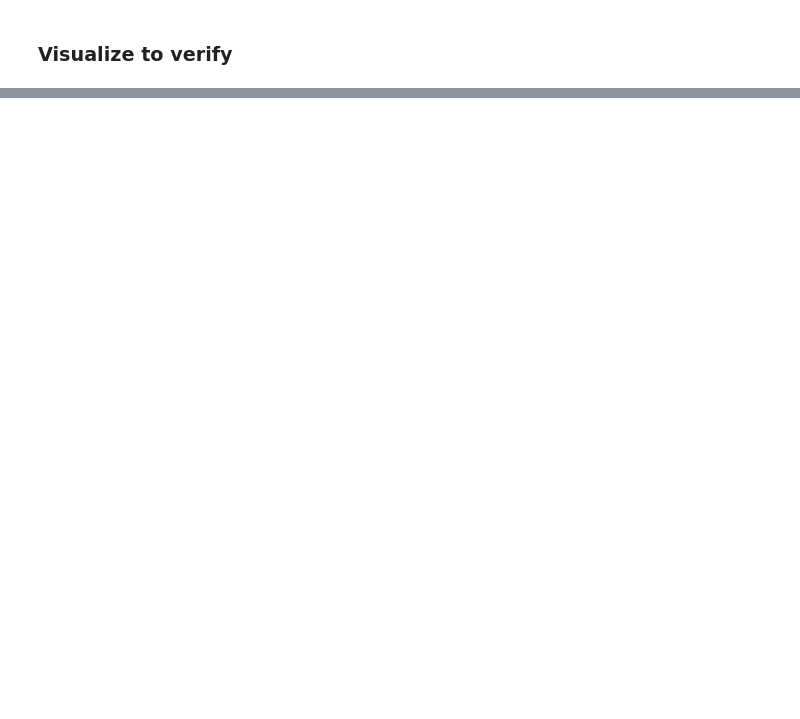
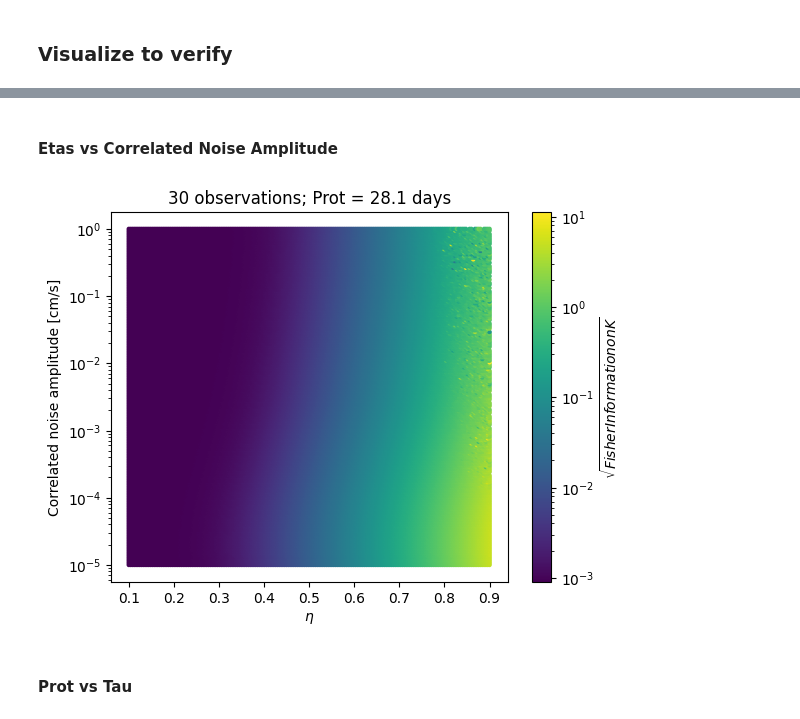
Before and after one commit to exoclam/gaspery, a Jupyter notebook: regimes.ipynb, the cells around one changed output, grey strips where cells are left out. Drawn from its saved outputs; the diff is of its cells as text; code cells hidden in the pictures; blank space fills up the shorter version.

Commit message:
made first batch of exploratory plots; went down unnecessary rabbit hole of the trace term of the FI

```diff
--- a/regimes.ipynb
+++ b/regimes.ipynb
@@ -737,0 +1046,50 @@ sigma_k using linalg.inv:  311204000.0
+# %% [markdown]
+#### Etas vs Correlated Noise Amplitude
+# %%
+sigma_k_test = []
+sigma_k_solve_test = []
+sigma_k_stable_test = []
+fi_k_test = []
+
+sigma_ks = np.ones(len(etas)*len(sigma_qp_ss)).reshape((len(etas),len(sigma_qp_ss)))
+fi_ks = np.ones(len(etas)*len(sigma_qp_ss)).reshape((len(etas),len(sigma_qp_ss)))
+
+for enum1, eta in enumerate(tqdm(etas)):
+    for enum2, sigma_qp_s in enumerate(sigma_qp_ss):
+
+        params = [tau, eta, Prot, sigma_qp_s, sigma_wn_s] # tau, sigma_qp_s
+        test_theta = [test_K, period, test_T0]
+
+        sigma = cov_matrix(strat, params)
+        sigma += 1e-6
+        sigma = inv(sigma) # I want the inverse of the covariance matrix for FIM
+
+        args = np.array(strat), sigma, jnp.array(test_theta, dtype=float)
+        fim = dfms_jax_version(*args).block_until_ready()
+        inv_fim = inv(fim)
+        sigma_k = np.sqrt(inv_fim)[0][0]
+
+        fi_k = fim[0][0]
+
+        # for 2D plots and testing
+        sigma_ks[enum1][enum2] = sigma_k
+        ###sigma_ks_stable[enum1][enum2] = sigma_k_stable
+        ###sigma_ks_solve[enum1][enum2] = sigma_k_solve
+
+        fi_ks[enum1][enum2] = fi_k
+# %%
+x, y = np.meshgrid(etas, sigma_qp_ss)
+#plt.scatter(x, y, c=np.sqrt(fi_ks), norm=matplotlib.colors.LogNorm(vmin=1e0, vmax=1e4)) # vmin=1e5, vmax=1e10
+plt.scatter(x, y, c=np.sqrt(fi_ks), s=5, norm=matplotlib.colors.LogNorm()) # vmin=1e5, vmax=1e10
+cbar = plt.colorbar()
+cbar.ax.set_ylabel(r"$\sqrt{Fisher Information on K}$")
+plt.xlabel(r"$\eta$")
+plt.ylabel("Correlated noise amplitude [cm/s]")
+plt.yscale('log')
+plt.title(f"{n_obs} observations; Prot = {Prot} days")
+#plt.savefig("plots/cadence_v_period_sqrt_fi_500_prot8.pdf", format="pdf")
+plt.show()
+# %% [output]
+[figure, added]
+# %% [markdown]
+#### Prot vs Tau
```
Also changed, not shown: parts of 21 cells of this notebook.
